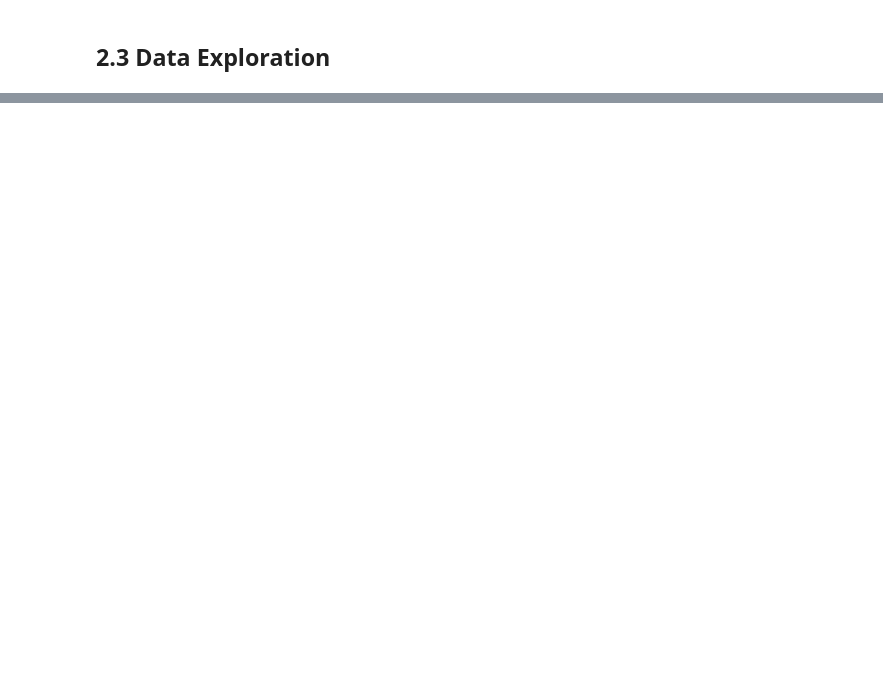
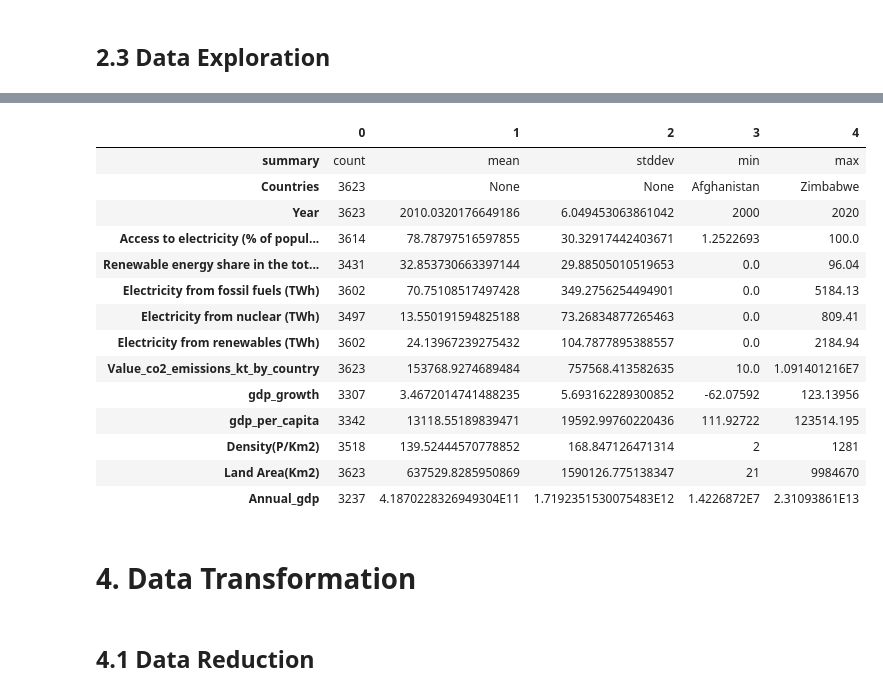
Before and after one commit to CarinaQi/CO2-Emissions-CRISP-DM, a Jupyter notebook: Spark DataFrame - Basics.ipynb, the cells around one changed output, grey strips where cells are left out. Drawn from its saved outputs; the diff is of its cells as text; code cells hidden in the pictures; blank space fills up the shorter version.

```diff
--- a/Spark DataFrame - Basics.ipynb
+++ b/Spark DataFrame - Basics.ipynb
@@ -360,0 +579,33 @@ sorted_abs_correlation_df.show(truncate=False)
+# %%
+# Drop rows with missing CO2 emissions values
+df_new = final_df.dropna(subset=["Value_co2_emissions_kt_by_country"])
+
+stats_df = df_new.describe()
+# Convert Spark DataFrame to Pandas DataFrame
+stats_pd = stats_df.toPandas()
+
+# Transpose the Pandas DataFrame
+transposed_stats_pd = stats_pd.transpose()
+
+# Display the transposed DataFrame
+display(transposed_stats_pd)
+# %% [output]
+|  | 0 | 1 | 2 | 3 | 4 |
+| summary | count | mean | stddev | min | max |
+| Countries | 3623 | None | None | Afghanistan | Zimbabwe |
+| Year | 3623 | 2010.0320176649186 | 6.049453063861042 | 2000 | 2020 |
+| Access to electricity (% of popul... | 3614 | 78.78797516597855 | 30.32917442403671 | 1.2522693 | 100.0 |
+| Renewable energy share in the tot... | 3431 | 32.853730663397144 | 29.88505010519653 | 0.0 | 96.04 |
+| Electricity from fossil fuels (TWh) | 3602 | 70.75108517497428 | 349.2756254494901 | 0.0 | 5184.13 |
+| Electricity from nuclear (TWh) | 3497 | 13.550191594825188 | 73.26834877265463 | 0.0 | 809.41 |
+| Electricity from renewables (TWh) | 3602 | 24.13967239275432 | 104.7877895388557 | 0.0 | 2184.94 |
+| Value_co2_emissions_kt_by_country | 3623 | 153768.9274689484 | 757568.413582635 | 10.0 | 1.091401216E7 |
+| gdp_growth | 3307 | 3.4672014741488235 | 5.693162289300852 | -62.07592 | 123.13956 |
+| gdp_per_capita | 3342 | 13118.55189839471 | 19592.99760220436 | 111.92722 | 123514.195 |
+| Density(P/Km2) | 3518 | 139.52444570778852 | 168.847126471314 | 2 | 1281 |
+| Land Area(Km2) | 3623 | 637529.8285950869 | 1590126.775138347 | 21 | 9984670 |
+| Annual_gdp | 3237 | 4.1870228326949304E11 | 1.7192351530075483E12 | 1.4226872E7 | 2.31093861E13 |
+# %% [markdown]
+# 4.	Data Transformation
+# %% [markdown]
+## 4.1	Data Reduction
```
Also changed, not shown: parts of 47 cells of this notebook.
